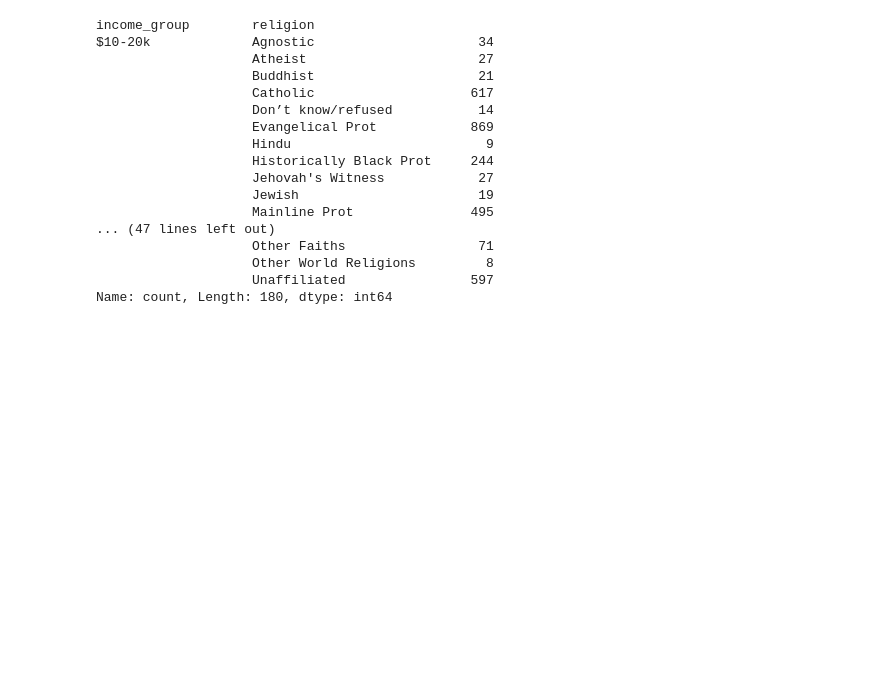
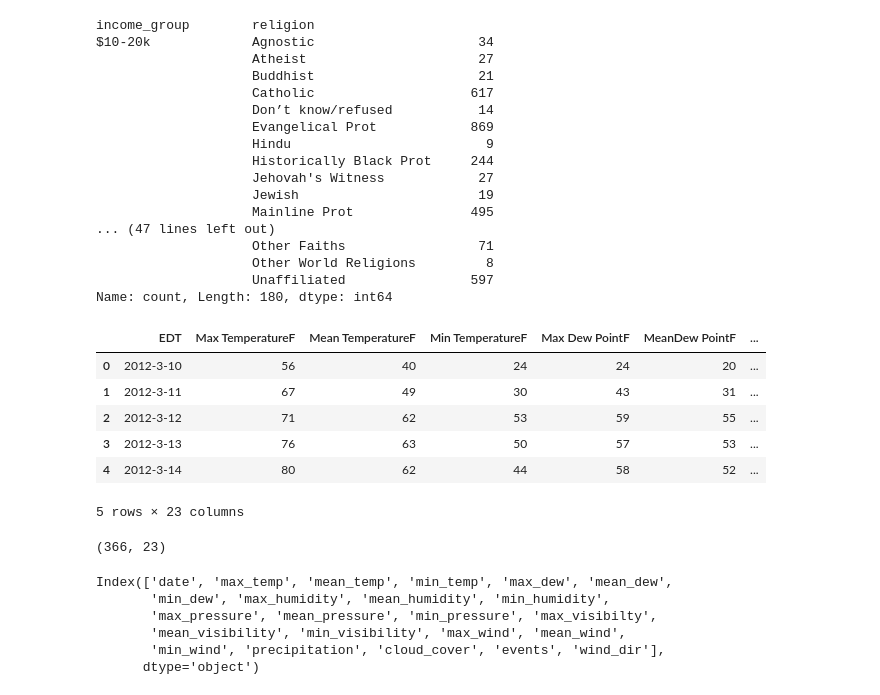
Before and after one commit to viraco4a/SoftUni, a Jupyter notebook: DataScience/02. Data-Tidying-and-Cleaning_Lab/Data Tidying and Cleaning Lab.ipynb, the cells around one changed output. Drawn from its saved outputs; the diff is of its cells as text; code cells hidden in the pictures; blank space fills up the shorter version.

```diff
--- a/DataScience/02. Data-Tidying-and-Cleaning_Lab/Data Tidying and Cleaning Lab.ipynb
+++ b/DataScience/02. Data-Tidying-and-Cleaning_Lab/Data Tidying and Cleaning Lab.ipynb
@@ -684,0 +688,14 @@ Name: count, Length: 180, dtype: int64
+# %%
+weather_data.head()
+# %% [output]
+|  | EDT | Max TemperatureF | Mean TemperatureF | Min TemperatureF | Max Dew PointF | MeanDew PointF | ... |
+| 0 | 2012-3-10 | 56 | 40 | 24 | 24 | 20 | ... |
+| 1 | 2012-3-11 | 67 | 49 | 30 | 43 | 31 | ... |
+| 2 | 2012-3-12 | 71 | 62 | 53 | 59 | 55 | ... |
+| 3 | 2012-3-13 | 76 | 63 | 50 | 57 | 53 | ... |
+| 4 | 2012-3-14 | 80 | 62 | 44 | 58 | 52 | ... |
+5 rows × 23 columns
+# %%
+weather_data.shape
+# %% [output]
+(366, 23)
@@ -684,0 +709,9 @@ Name: count, Length: 180, dtype: int64
+# %%
+weather_data.columns
+# %% [output]
+Index(['date', 'max_temp', 'mean_temp', 'min_temp', 'max_dew', 'mean_dew',
+       'min_dew', 'max_humidity', 'mean_humidity', 'min_humidity',
+       'max_pressure', 'mean_pressure', 'min_pressure', 'max_visibilty',
+       'mean_visibility', 'min_visibility', 'max_wind', 'mean_wind',
+       'min_wind', 'precipitation', 'cloud_cover', 'events', 'wind_dir'],
+      dtype='object')
```
Also changed, not shown: parts of 29 cells of this notebook.
